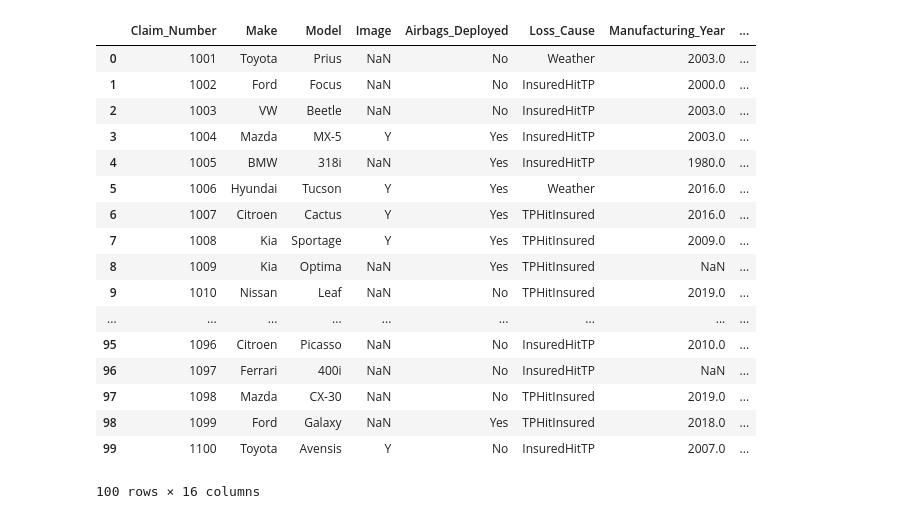
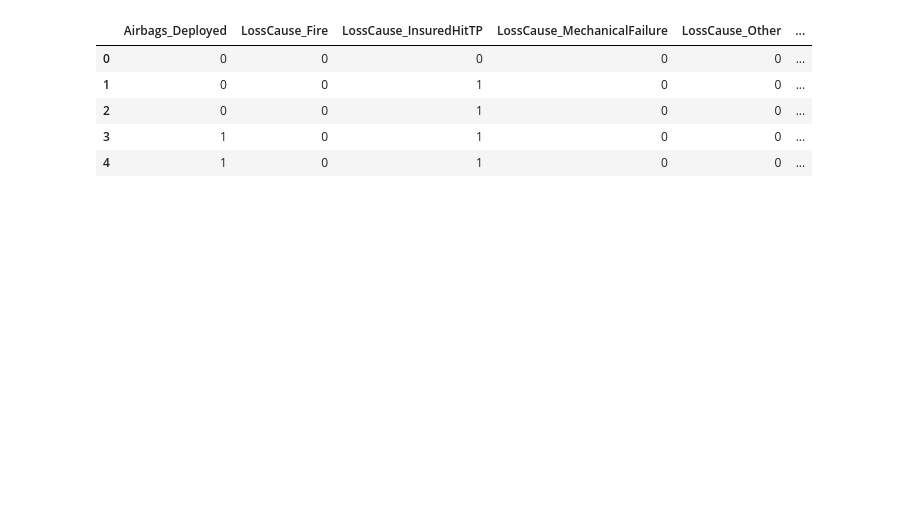
Before and after one commit to rrStein/datathon, a Jupyter notebook: datahonDev.ipynb, the cells around one changed output. Cells and saved outputs as stored; diff of their text form; code cells hidden in the pictures; blank space fills up the shorter version.

```diff
--- a/datahonDev.ipynb
+++ b/datahonDev.ipynb
@@ -10,25 +14,13 @@ import quandl
 # %%
-pathToData = "/Users/qw19176/Documents/Courses/datathonJan/data/"
-dataFile = pathToData+"data1.csv"
+pathToData = "/Users/qw19176/Documents/Courses/datathonJan/"
+dataFile = pathToData+"preprocessed.csv"
 
 data = pd.read_csv(dataFile)
 data.head()
 # %% [output]
-|  | Claim_Number | Make | Model | Image | Airbags_Deployed | Loss_Cause | Manufacturing_Year | ... |
-| 0 | 1001 | Toyota | Prius | NaN | No | Weather | 2003.0 | ... |
-| 1 | 1002 | Ford | Focus | NaN | No | InsuredHitTP | 2000.0 | ... |
-| 2 | 1003 | VW | Beetle | NaN | No | InsuredHitTP | 2003.0 | ... |
-| 3 | 1004 | Mazda | MX-5 | Y | Yes | InsuredHitTP | 2003.0 | ... |
-| 4 | 1005 | BMW | 318i | NaN | Yes | InsuredHitTP | 1980.0 | ... |
-| 5 | 1006 | Hyundai | Tucson | Y | Yes | Weather | 2016.0 | ... |
-| 6 | 1007 | Citroen | Cactus | Y | Yes | TPHitInsured | 2016.0 | ... |
-| 7 | 1008 | Kia | Sportage | Y | Yes | TPHitInsured | 2009.0 | ... |
-| 8 | 1009 | Kia | Optima | NaN | Yes | TPHitInsured | NaN | ... |
-| 9 | 1010 | Nissan | Leaf | NaN | No | TPHitInsured | 2019.0 | ... |
-| ... | ... | ... | ... | ... | ... | ... | ... | ... |
-| 95 | 1096 | Citroen | Picasso | NaN | No | InsuredHitTP | 2010.0 | ... |
-| 96 | 1097 | Ferrari | 400i | NaN | No | InsuredHitTP | NaN | ... |
-| 97 | 1098 | Mazda | CX-30 | NaN | No | TPHitInsured | 2019.0 | ... |
-| 98 | 1099 | Ford | Galaxy | NaN | Yes | TPHitInsured | 2018.0 | ... |
-| 99 | 1100 | Toyota | Avensis | Y | No | InsuredHitTP | 2007.0 | ... |
+|  | Airbags_Deployed | LossCause_Fire | LossCause_InsuredHitTP | LossCause_MechanicalFailure | LossCause_Other | ... |
+| 0 | 0 | 0 | 0 | 0 | 0 | ... |
+| 1 | 0 | 0 | 1 | 0 | 0 | ... |
+| 2 | 0 | 0 | 1 | 0 | 0 | ... |
+| 3 | 1 | 0 | 1 | 0 | 0 | ... |
+| 4 | 1 | 0 | 1 | 0 | 0 | ... |
-100 rows × 16 columns
```
Also changed, not shown: parts of 16 cells of this notebook.
